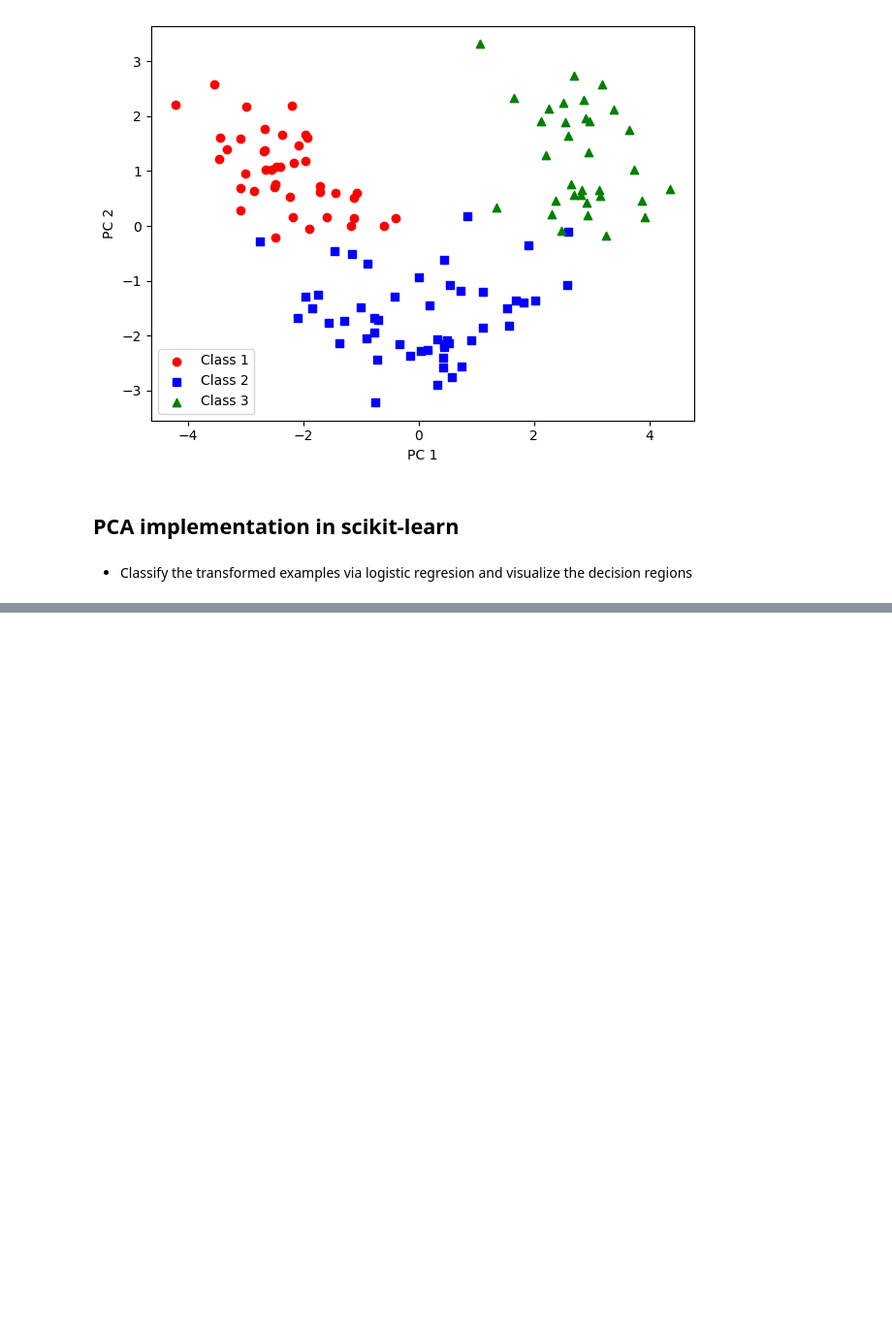
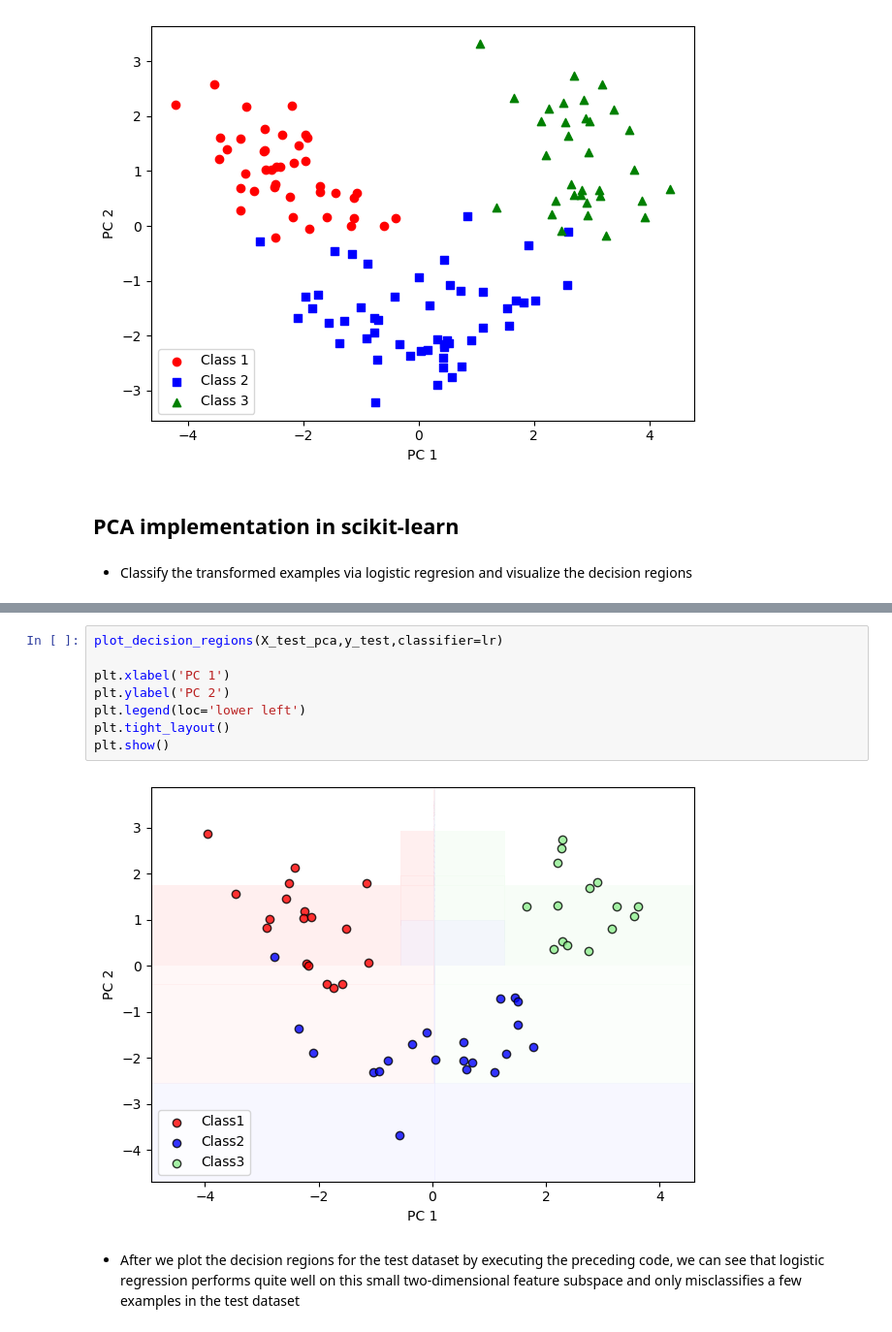
Before and after one commit to Danlof/Dimensionality_reduction, a Jupyter notebook: Untitled.ipynb, the cells around one changed output, grey strips where cells are left out. Shown: that part at 97% size. Saved outputs shown, nothing was run; the diff lists cells and outputs as text; blank space fills up the shorter version.

```diff
--- a/Untitled.ipynb
+++ b/Untitled.ipynb
@@ -213,0 +240,12 @@ ImportError: cannot import name 'ListedColorMap' from 'matplotlib.colors' (/home
+# %%
+plot_decision_regions(X_test_pca,y_test,classifier=lr)
+
+plt.xlabel('PC 1')
+plt.ylabel('PC 2')
+plt.legend(loc='lower left')
+plt.tight_layout()
+plt.show()
+# %% [output]
+[figure, added]
+# %% [markdown]
+- After we plot the decision regions for the test dataset by executing the preceding code, we can see that logistic regression performs quite well on this small two-dimensional feature subspace and only misclassifies a few examples in the test dataset
```
Also changed, not shown: parts of 5 cells of this notebook.
